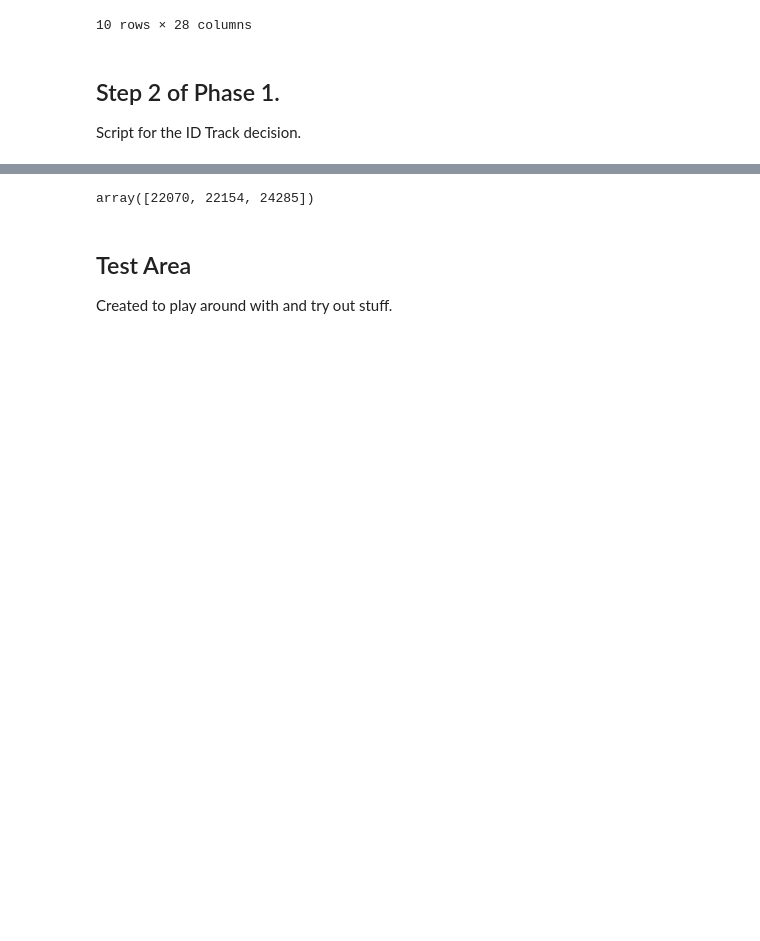
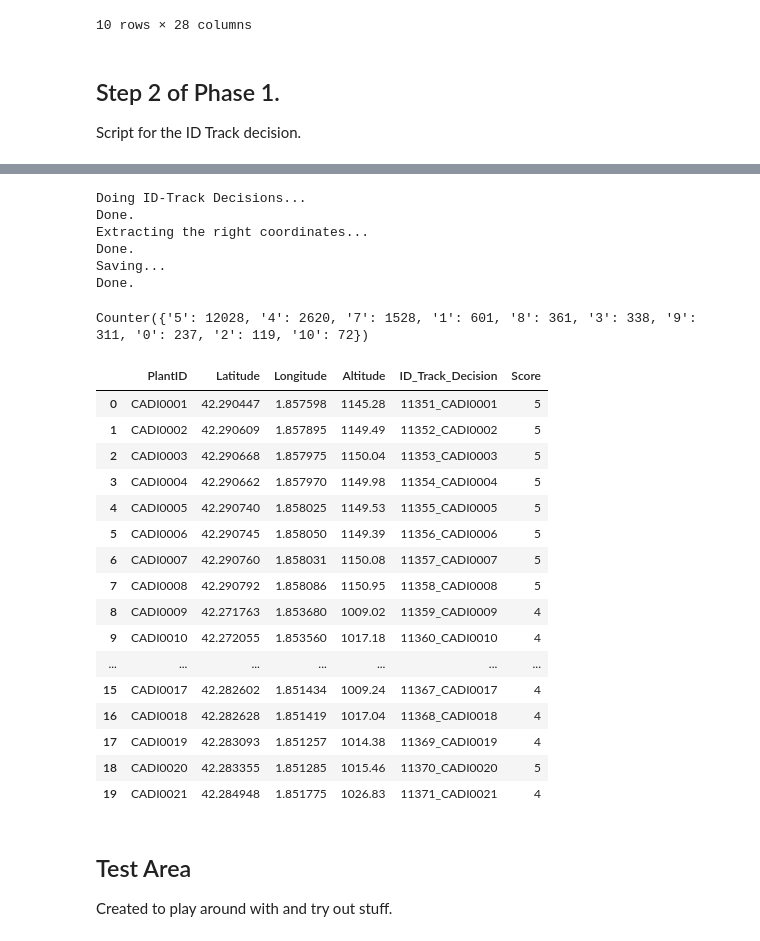
Before and after one commit to hringbauer/GPS-Cleaning-HZ, a Jupyter notebook: Antirrhinum Phase 1 Script.ipynb, the cells around one changed output, grey strips where cells are left out. Drawn from its saved outputs; the diff is of its cells as text; code cells hidden in the pictures; blank space fills up the shorter version.

```diff
--- a/Antirrhinum Phase 1 Script.ipynb
+++ b/Antirrhinum Phase 1 Script.ipynb
@@ -433,8 +475,66 @@ Name: Track_Score, dtype: int64
-# %%
-# Code to run the above Functions:
-look_up_plantID("S1887",df)
-# %% [output]
-array([22070, 22154, 24285])
+# %%
+# Code that looks up the ID_Track Decision for every single plant:
+# Assumes df is the full Data-Frame
+# Assumes final_decision is the data_frame into which one writes in the end:
+#score_decision = [ for i in]
+print("Doing ID-Track Decisions...")
+final_dec = np.array([set_score(i, df) for i in final_decision.PlantID])  # Takes about 30 secs to run
+print("Done. ")
+
+score_vec, id_track_dec = final_dec[:, 0], final_dec[:, 1]     # Extract score and id_track
+final_decision.Score = score_vec                               # Set the Score
+final_decision.ID_Track_Decision = id_track_dec                # Set the ID-Track
+
+# Write a function that finds Latitude/Longitude/Altitude:
+def geo_info(iD_Track, df):
+    '''Finds the Latitude, Longitude, Altitude for a given iD_Track in Dataframe df'''
+    index = np.where(df.IDtrack.values == iD_Track)[0]
+    assert(len(index)==1)  # Requires that the length of the Index List is one. If more we have a Problem
+    coords_corr = df.loc[index[0], ['CorrectedLatitude','CorrectedLongitude','CorrectedAltitude']]
+    return coords_corr.values
+
+print("Extracting the right coordinates...")
+coordinates = np.array([geo_info(i, df) for i in final_decision.ID_Track_Decision])
+print("Done. ")
+final_decision.loc[:,['Latitude','Longitude','Altitude']]=coordinates
+final_decision.head(10)
+
+print("Saving...")
+final_decision.to_csv(output_folder + id_track_decision_output_file_name, sep = '$')
+print("Done. ")
+# %% [output]
+Doing ID-Track Decisions...
+Done.
+Extracting the right coordinates...
+Done.
+Saving...
+Done.
+# %%
+#print([i for i in final_dec])
+# Do Statistics on the Score-Vector
+print(Counter(score_vec))  # Print Counter how often everything was scored!
+#final_decision.head(10)
+
+final_decision.head(20)
+# %% [output]
+Counter({'5': 12028, '4': 2620, '7': 1528, '1': 601, '8': 361, '3': 338, '9': 311, '0': 237, '2': 119, '10': 72})
+|  | PlantID | Latitude | Longitude | Altitude | ID_Track_Decision | Score |
+| 0 | CADI0001 | 42.290447 | 1.857598 | 1145.28 | 11351_CADI0001 | 5 |
+| 1 | CADI0002 | 42.290609 | 1.857895 | 1149.49 | 11352_CADI0002 | 5 |
+| 2 | CADI0003 | 42.290668 | 1.857975 | 1150.04 | 11353_CADI0003 | 5 |
+| 3 | CADI0004 | 42.290662 | 1.857970 | 1149.98 | 11354_CADI0004 | 5 |
+| 4 | CADI0005 | 42.290740 | 1.858025 | 1149.53 | 11355_CADI0005 | 5 |
+| 5 | CADI0006 | 42.290745 | 1.858050 | 1149.39 | 11356_CADI0006 | 5 |
+| 6 | CADI0007 | 42.290760 | 1.858031 | 1150.08 | 11357_CADI0007 | 5 |
+| 7 | CADI0008 | 42.290792 | 1.858086 | 1150.95 | 11358_CADI0008 | 5 |
+| 8 | CADI0009 | 42.271763 | 1.853680 | 1009.02 | 11359_CADI0009 | 4 |
+| 9 | CADI0010 | 42.272055 | 1.853560 | 1017.18 | 11360_CADI0010 | 4 |
+| ... | ... | ... | ... | ... | ... | ... |
+| 15 | CADI0017 | 42.282602 | 1.851434 | 1009.24 | 11367_CADI0017 | 4 |
+| 16 | CADI0018 | 42.282628 | 1.851419 | 1017.04 | 11368_CADI0018 | 4 |
+| 17 | CADI0019 | 42.283093 | 1.851257 | 1014.38 | 11369_CADI0019 | 4 |
+| 18 | CADI0020 | 42.283355 | 1.851285 | 1015.46 | 11370_CADI0020 | 5 |
+| 19 | CADI0021 | 42.284948 | 1.851775 | 1026.83 | 11371_CADI0021 | 4 |
 # %% [markdown]
 ## Test Area
 Created to play around with and try out stuff.
```
Also changed, not shown: parts of 8 cells of this notebook, 1 other file.
